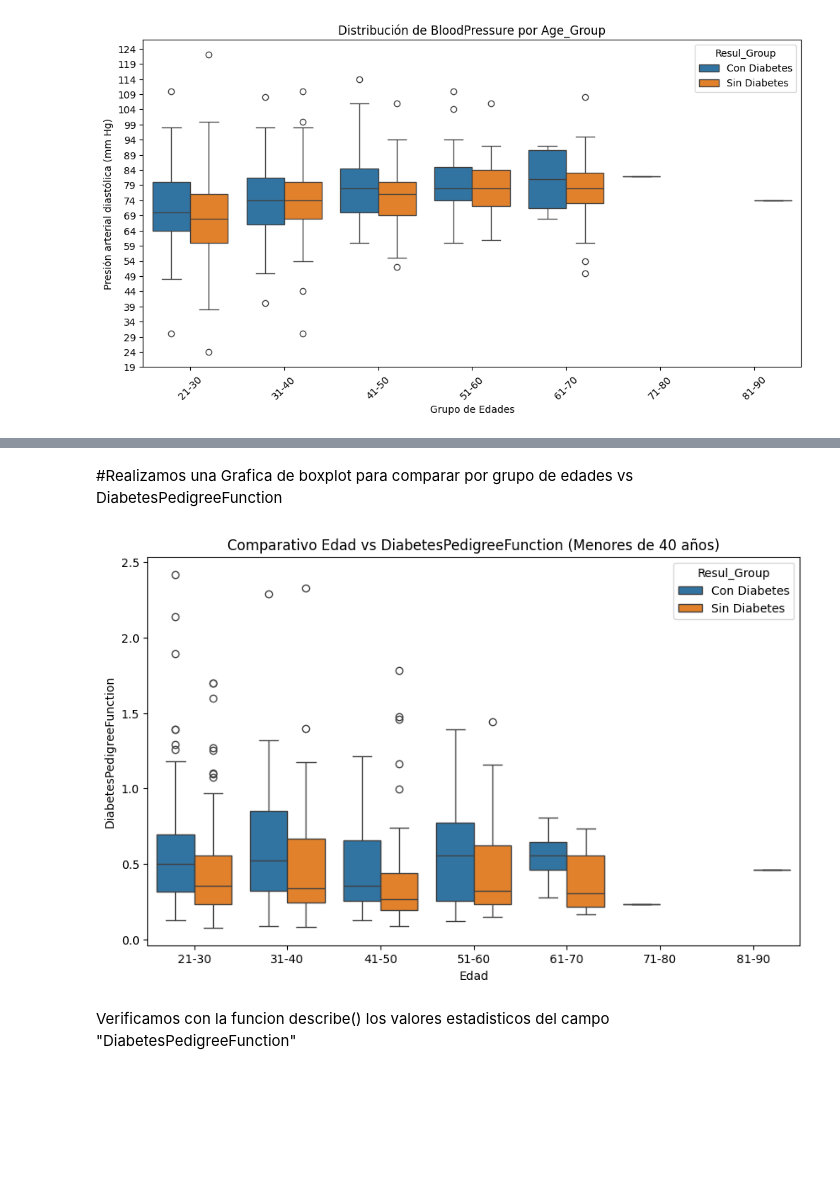
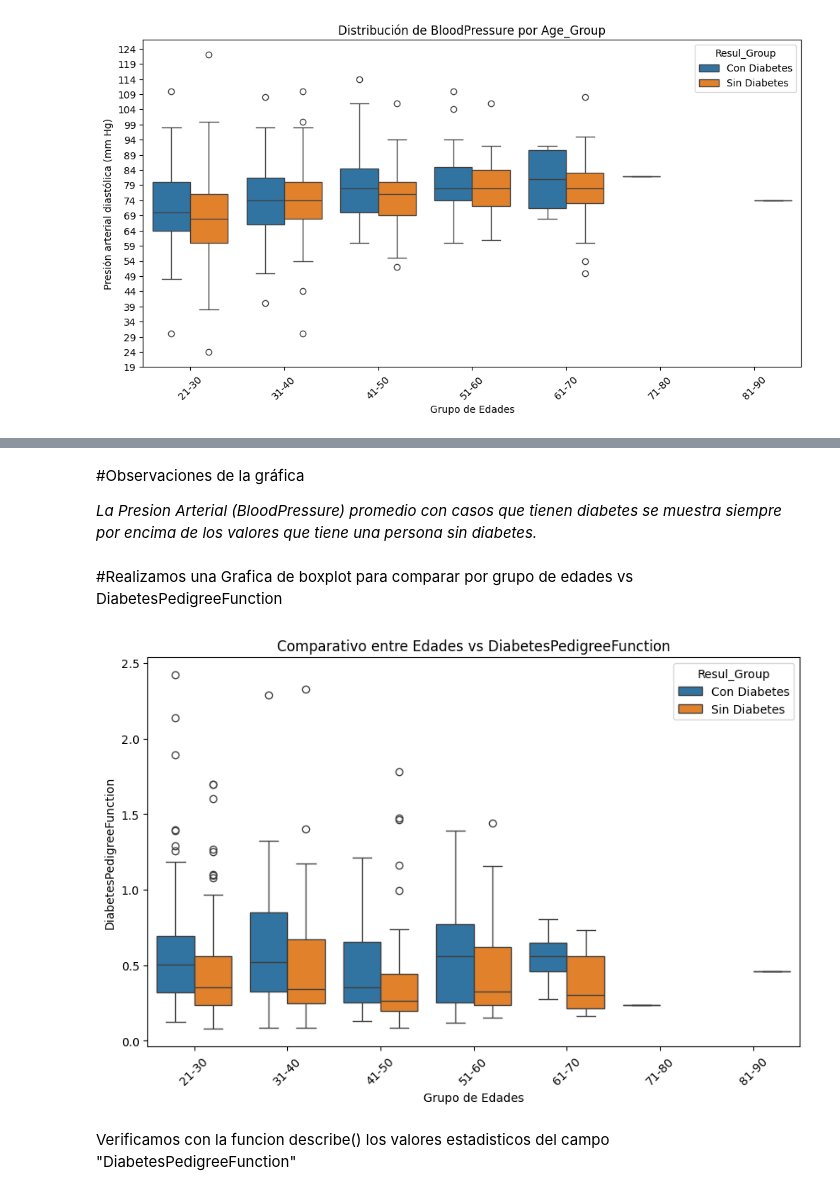
Before and after one commit to gabrielcan/ModeloDeDatosDiabetesPima, a Jupyter notebook: ModeloDiabetes.ipynb, the cells around one changed output, grey strips where cells are left out. Drawn from its saved outputs; the diff is of its cells as text; code cells hidden in the pictures; blank space fills up the shorter version.

```diff
--- a/ModeloDiabetes.ipynb
+++ b/ModeloDiabetes.ipynb
@@ -1176,15 +1240,21 @@ dtype: float64
+# %% [markdown]
+
+#Observaciones de la gráfica
+
+*La Presion Arterial (BloodPressure) promedio con casos que tienen diabetes se muestra siempre por encima de los valores que tiene una persona sin diabetes.*
 # %% [markdown]
 #Realizamos una Grafica de boxplot para comparar por grupo de edades vs DiabetesPedigreeFunction
 # %%
 # Crear el boxplot
 plt.figure(figsize=(10, 6))
 sns.boxplot(x='Age_Group', y='DiabetesPedigreeFunction', hue='Resul_Group', data=df)
-plt.title('Comparativo Edad vs DiabetesPedigreeFunction (Menores de 40 años)')
+plt.title('Comparativo entre Edades vs DiabetesPedigreeFunction')
 plt.ylabel('DiabetesPedigreeFunction')
-plt.xlabel('Edad')
+plt.xlabel('Grupo de Edades')
+plt.xticks(rotation=45)
 plt.show()
 # %% [output]
-[figure, old version]
+[figure, new version]
 # %% [markdown]
 Verificamos con la funcion describe() los valores estadisticos del campo "DiabetesPedigreeFunction"
 # %%
```
Also changed, not shown: parts of 20 cells of this notebook.
